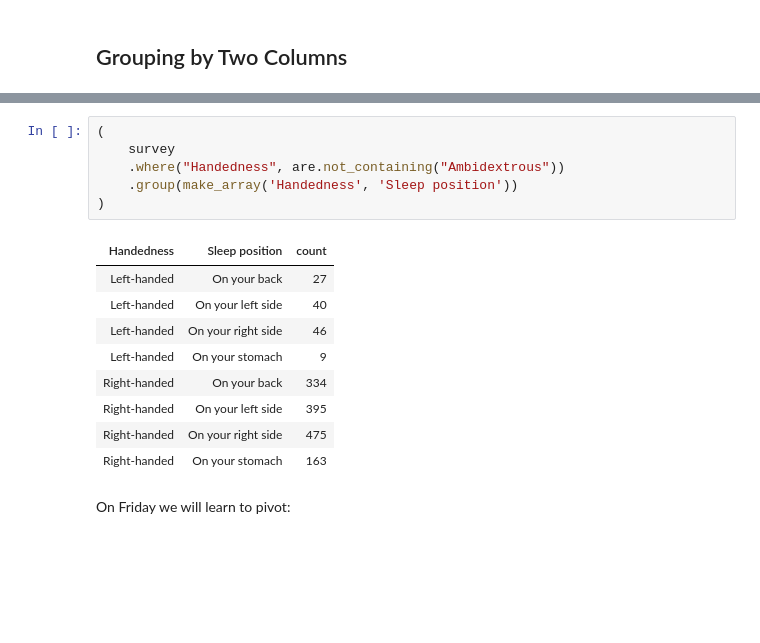
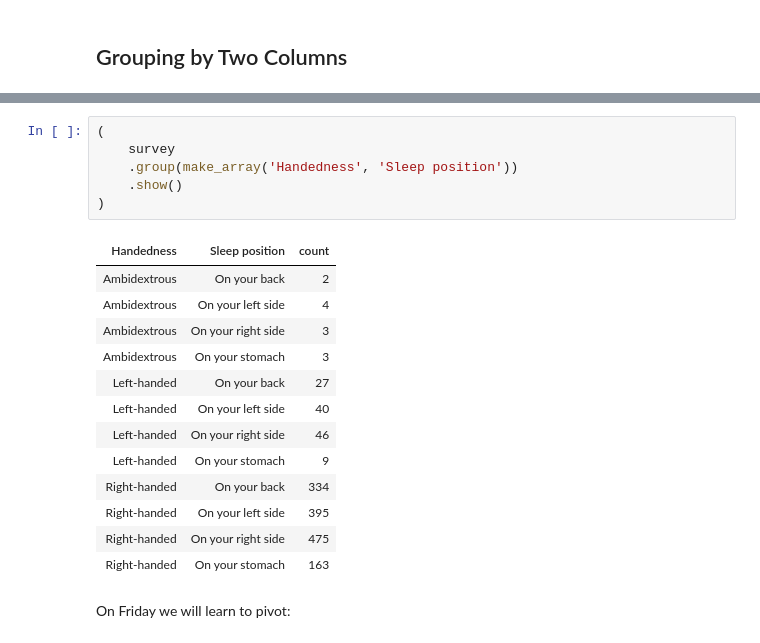
Before and after one commit to data-8/materials-sp23, a Jupyter notebook: lec/lec10.ipynb, the cells around one changed output, grey strips where cells are left out. Drawn from its saved outputs; the diff is of its cells as text; blank space fills up the shorter version.

```diff
--- a/lec/lec10.ipynb
+++ b/lec/lec10.ipynb
@@ -633,11 +633,15 @@ plots.xlim([6,7.5])
 # %%
 (
     survey
-    .where("Handedness", are.not_containing("Ambidextrous"))
     .group(make_array('Handedness', 'Sleep position'))
+    .show()
 )
 # %% [output]
 | Handedness | Sleep position | count |
+| Ambidextrous | On your back | 2 |
+| Ambidextrous | On your left side | 4 |
+| Ambidextrous | On your right side | 3 |
+| Ambidextrous | On your stomach | 3 |
 | Left-handed | On your back | 27 |
 | Left-handed | On your left side | 40 |
 | Left-handed | On your right side | 46 |
```
Also changed, not shown: parts of 2 cells of this notebook.
